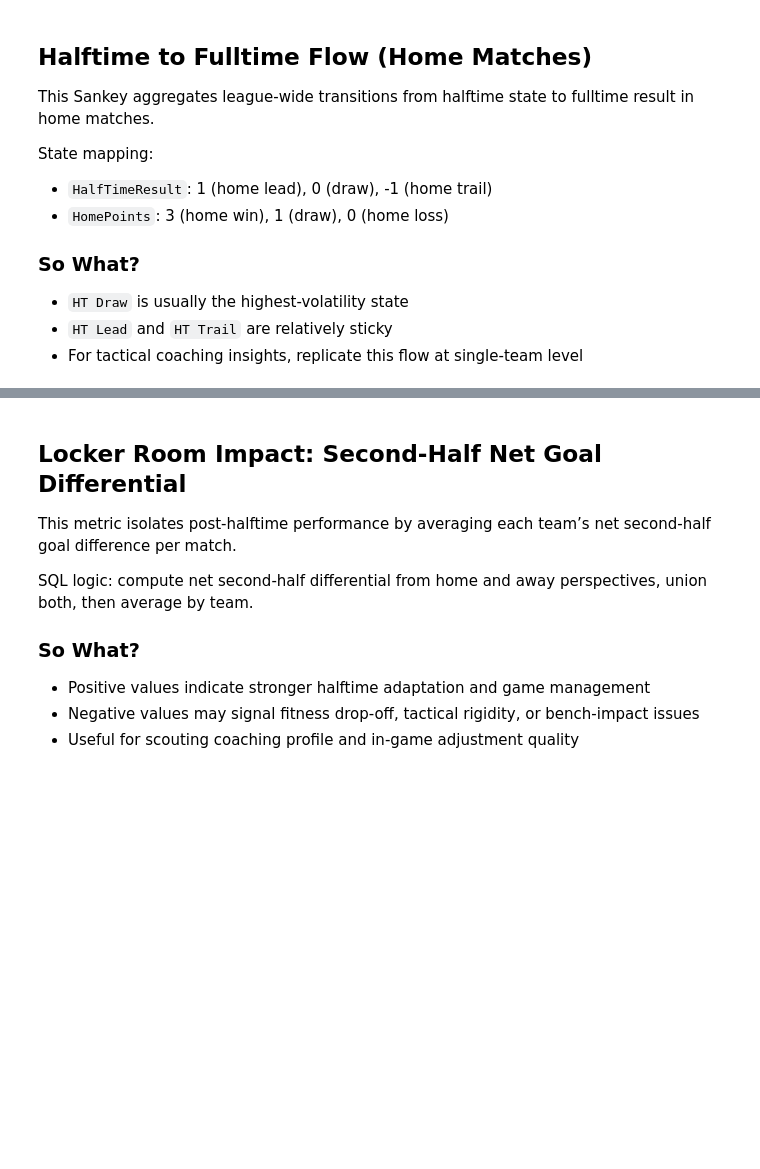
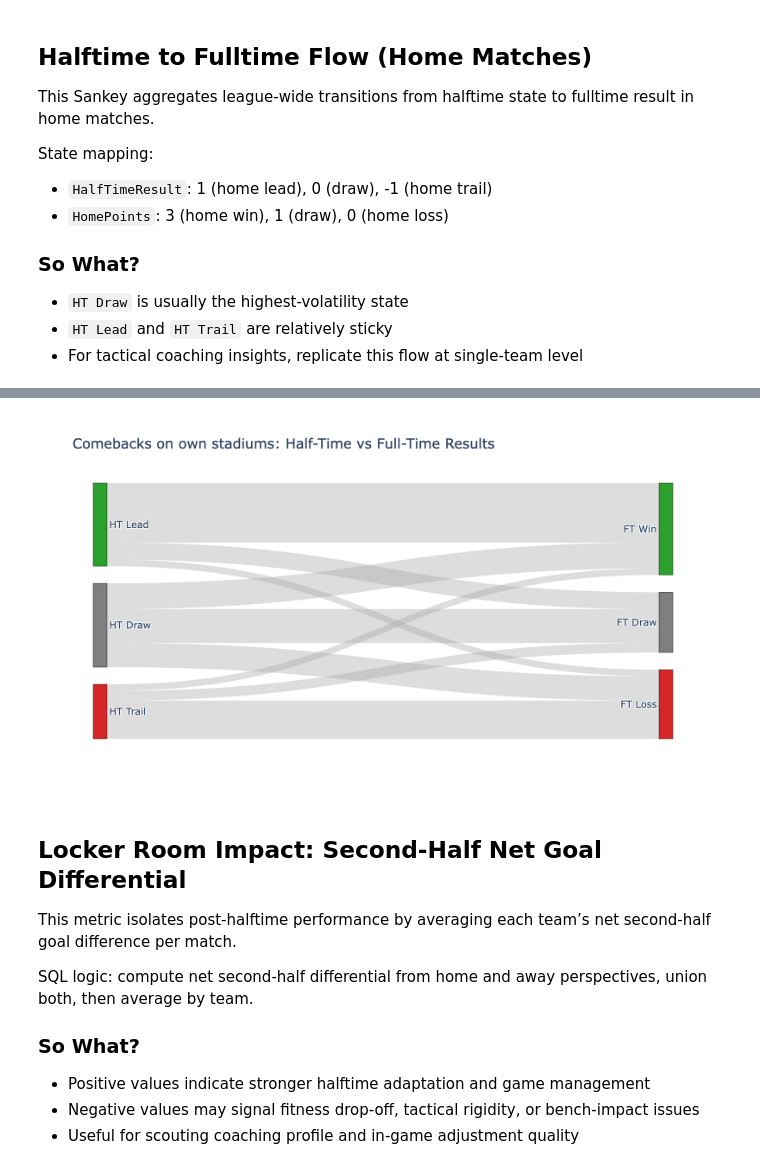
Before and after one commit to Pandkaa/premier-league-2025-26-analytics, a Jupyter notebook: pipeline.ipynb, the cells around one changed output, grey strips where cells are left out. Saved outputs shown, nothing was run; the diff lists cells and outputs as text; code cells hidden in the pictures; blank space fills up the shorter version.

Commit message:
make Sankey visible on GitHub by exporting static image

```diff
--- a/pipeline.ipynb
+++ b/pipeline.ipynb
@@ -366,6 +366,17 @@ fig = go.Figure(data=[go.Sankey(
 fig.update_layout(
     title_text="Comebacks on own stadiums: Half-Time vs Full-Time Results",
     font_size=14,
+    width=1000,
+    height=550
 )
-fig.show()
+
+try:
+    import kaleido
+    from IPython.display import Image, display
+    output_path = 'sankey_home_ht_ft.png'
+    kaleido.write_fig_sync(fig, path=output_path, opts={'format': 'png', 'scale': 2})
+    display(Image(filename=output_path))
+except Exception as e:
+    fig.show()
+    print(f"Static image export unavailable: {e}")
 # %% [output]
@@ -373,3 +383,4 @@ fig.show()
+[figure, added]
 # %% [markdown]
 ## Locker Room Impact: Second-Half Net Goal Differential
 
```
Also changed, not shown: parts of 1 cell of this notebook, 2 other files.
